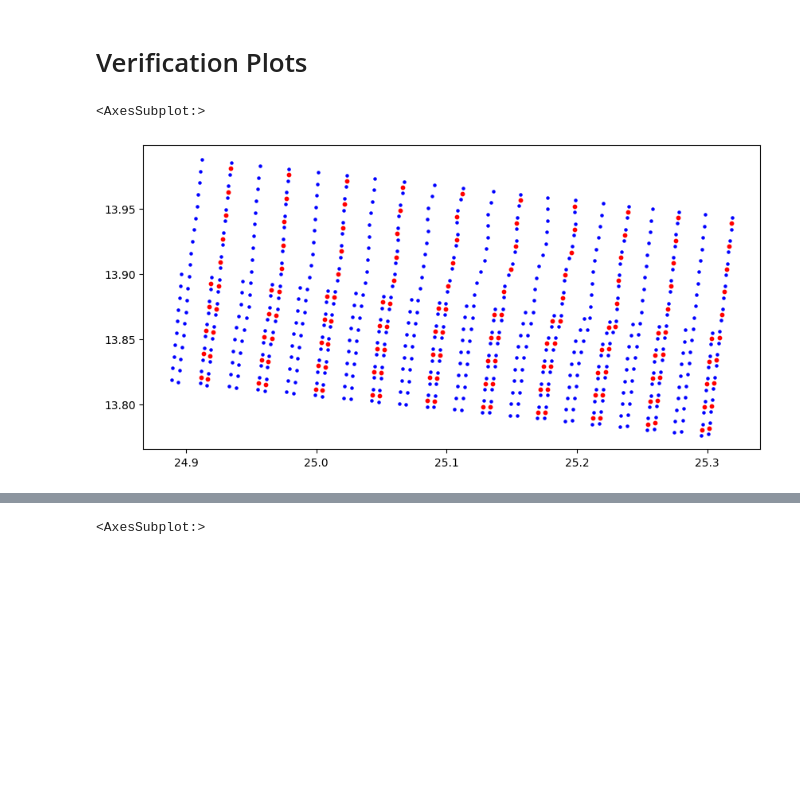
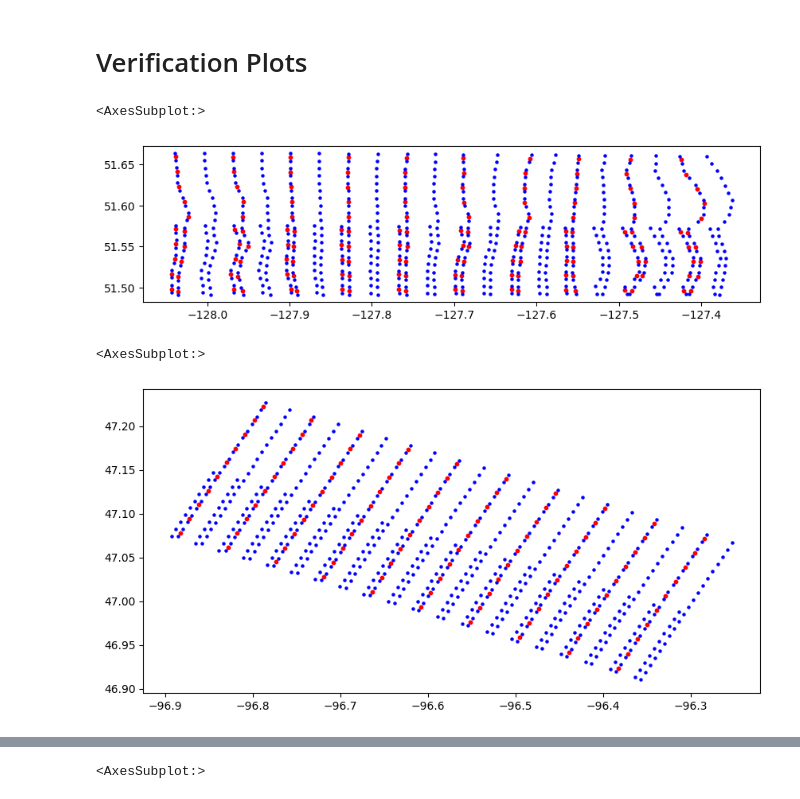
Before and after one commit to SpatioTemporal/STAREMaster_py, a Jupyter notebook: examples/MOD09.ipynb, the cells around one changed output, grey strips where cells are left out. Drawn from its saved outputs; the diff is of its cells as text; code cells hidden in the pictures; blank space fills up the shorter version.

```diff
--- a/examples/MOD09.ipynb
+++ b/examples/MOD09.ipynb
@@ -17,7 +18,7 @@ importlib.reload(staremaster.products)
 # %% [output]
 <module 'staremaster.products' from '/home/griessbaum/Dropbox/UCSB/STARE_Project/STAREMaster_py/examples/../staremaster/products/__init__.py'>
 # %%
-file_path = '/home/griessbaum/MOD09.A2019317.0815.006.2019319020759.hdf'
+file_path = '/home/griessbaum/MOD09.A2012244.1835.006.2015248083747.hdf'
 granule = staremaster.products.MOD09(file_path)
 # %%
 granule.read_gring()
@@ -38,8 +39,8 @@ lat_500 = []
 lon_500 = []
 
 for group_start in range(0, 2030, 10):
-    group_lats = granule.lats[group_start:group_start+10]
-    group_lons = granule.lons[group_start:group_start+10]
+    group_lats = granule.lats['1km'][group_start:group_start+10]
+    group_lons = granule.lons['1km'][group_start:group_start+10]
 
     # Zoom out by factor (2n-1)/2; I.e. 2707/1354 in scan, 19/10 in track
     lat_500_g = scipy.ndimage.zoom(group_lats, (19/10, 2707/1354), order=1)
@@ -50,13 +51,16 @@ for group_start in range(0, 2030, 10):
     # b) Extrapolate the last observation in track direction
     # c) Extrapolate the last observation in scan direction
 
+    # First/x axis is track
+    # Second/y axis is scan
+
     gxx_lat, gyy_lat = numpy.gradient(lat_500_g)
-    lat_500_g = lat_500_g - 0.5*gxx_lat - 1*gyy_lat
+    lat_500_g = lat_500_g - 0.5*gxx_lat# - 1*gyy_lat
     lat_final_x = lat_500_g[-1] + 1*gxx_lat[-1]         # Last track of group
     lat_500_g = numpy.append(lat_500_g, [lat_final_x], axis=0)
 
     gxx_lon, gyy_lon = numpy.gradient(lon_500_g)
-    lon_500_g = lon_500_g - 0.5*gxx_lon - 1*gyy_lon
+    lon_500_g = lon_500_g - 0.5*gxx_lon# - 1*gyy_lon
     lon_final_x = lon_500_g[-1] + 1*gxx_lon[-1]          # Last track of group
     lon_500_g  = numpy.append(lon_500_g, [lon_final_x], axis=0)
 
@@ -80,18 +82,33 @@ sids = staremaster.conversions.latlon2stare(lat_500,
 # %%
 fig = plt.figure(figsize=(10, 10), dpi=100)
 ax = fig.add_subplot()
 
-df = geopandas.GeoDataFrame(geometry=geopandas.points_from_xy(granule.lons[0:15, 0:10].flatten(),
-                                                              granule.lats[0:15, 0:10].flatten()))
+df = geopandas.GeoDataFrame(geometry=geopandas.points_from_xy(granule.lons['1km'][0:15, 0:10].flatten(),
+                                                              granule.lats['1km'][0:15, 0:10].flatten()))
 
 df2 = geopandas.GeoDataFrame(geometry=geopandas.points_from_xy(lon_500[0:30, 0:20].flatten(),
                                                                lat_500[0:30, 0:20].flatten()))
 
 df.plot(ax=ax, color='red', markersize=10)
 df2.plot(ax=ax,markersize=5, color='blue')
 # %% [output]
 <AxesSubplot:>
-[figure, old version]
+[figure, new version]
+# %%
+fig = plt.figure(figsize=(10, 10), dpi=100)
+ax = fig.add_subplot()
+
+df = geopandas.GeoDataFrame(geometry=geopandas.points_from_xy(granule.lons['1km'][0:10, -10:].flatten(),
+                                                              granule.lats['1km'][0:10, -10:].flatten()))
+
+df2 = geopandas.GeoDataFrame(geometry=geopandas.points_from_xy(lon_500[0:30, -20:].flatten(),
+                                                               lat_500[0:30, -20:].flatten()))
+
+df.plot(ax=ax, color='red', markersize=10)
+df2.plot(ax=ax,markersize=5, color='blue')
+# %% [output]
+<AxesSubplot:>
+[figure, added]
 # %%
 fig = plt.figure(figsize=(10, 10), dpi=100)
 ax = fig.add_subplot()
```
Also changed, not shown: parts of 4 cells of this notebook, 1 other file.
